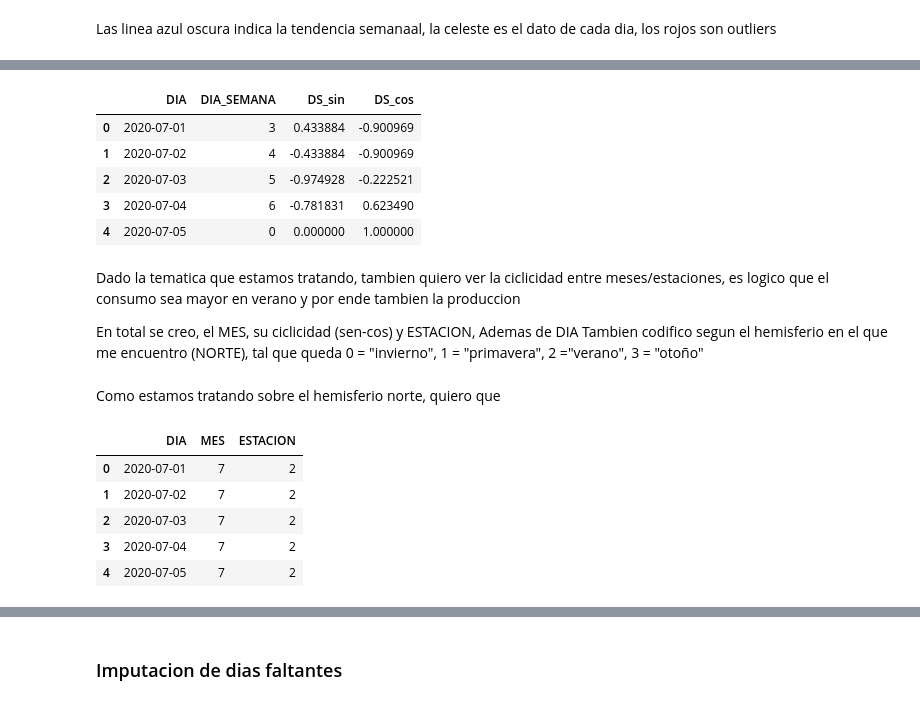
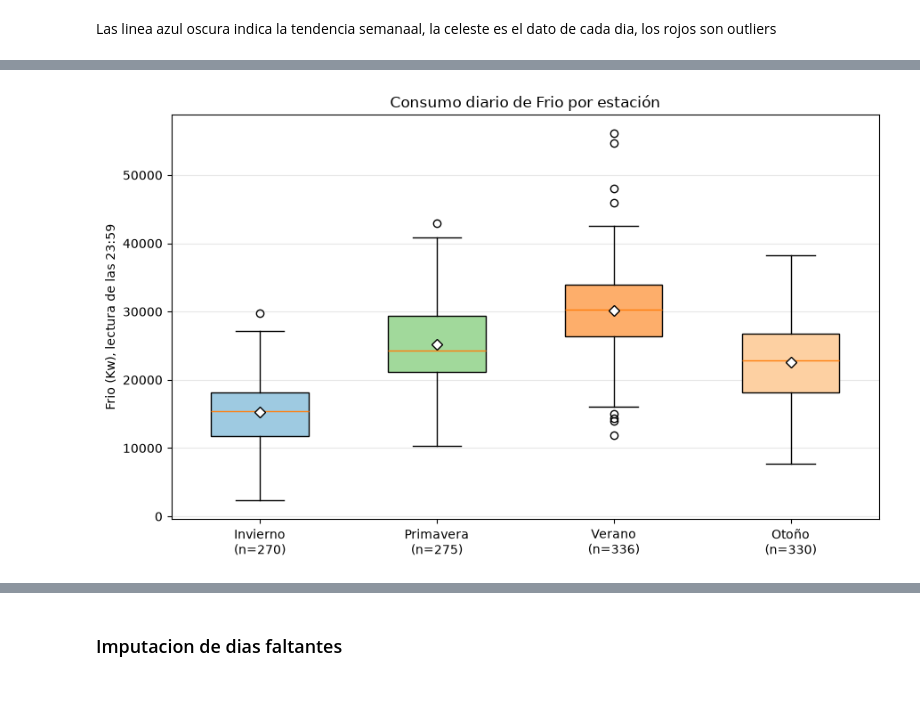
Before and after one commit to Marcjun/Cerveceria-LabDatosII, a Jupyter notebook: notebooks/eda.ipynb, the cells around one changed output, grey strips where cells are left out. Drawn from its saved outputs; the diff is of its cells as text; code cells hidden in the pictures.

Commit message:
Estacionariedad del consumo de Frio, Semanal - Estaciones del anio

```diff
--- a/notebooks/eda.ipynb
+++ b/notebooks/eda.ipynb
@@ -786,7 +889,7 @@ plt.show()
 Consumo de Frio a lo largo del tiempo
 # %%
 frio = "Consolidado EE | Frio (Kw)"
-s = df_unido.set_index("DIA")[frio].astype(float)
+s = df_dias.set_index("DIA")[frio].astype(float)
 
 # Días inválidos (más de 10 veces el p99), solo para marcarlos
 p99 = s.quantile(0.99)
@@ -876,23 +924,0 @@ Días faltantes en el dataset segun rango min-max:
-# %%
-df_unido["DIA_SEMANA"] = (df_unido["DIA"] + pd.Timedelta(days=1)).dt.dayofweek
-
-df_unido["DS_sin"] = np.sin(2 * np.pi * df_unido["DIA_SEMANA"] / 7)
-df_unido["DS_cos"] = np.cos(2 * np.pi * df_unido["DIA_SEMANA"] / 7)
-
-# DIA_SEMANA SERIA EL QUE INDICA LO CICLICO
-# Esta codificacion permite tomar 0 = Lunes = dia que intenta predecir esa fila
-# 0= Lunes, 1=Martes, 2=Miércoles, 3=Jueves, 4=Viernes, 5=Sábado, 6=Domingo
-
-df_unido[["DIA", "DIA_SEMANA", "DS_sin", "DS_cos"]].head(5)
-# %% [output]
-|  | DIA | DIA_SEMANA | DS_sin | DS_cos |
-| 0 | 2020-07-01 | 3 | 0.433884 | -0.900969 |
-| 1 | 2020-07-02 | 4 | -0.433884 | -0.900969 |
-| 2 | 2020-07-03 | 5 | -0.974928 | -0.222521 |
-| 3 | 2020-07-04 | 6 | -0.781831 | 0.623490 |
-| 4 | 2020-07-05 | 0 | 0.000000 | 1.000000 |
-# %% [markdown]
-Dado la tematica que estamos tratando, tambien quiero ver la ciclicidad entre meses/estaciones, es logico que el consumo sea mayor en verano y por ende tambien la produccion
-
-En total se creo, el MES, su ciclicidad (sen-cos) y ESTACION, Ademas de DIA
-Tambien codifico segun el hemisferio en el que me encuentro (NORTE), tal que queda  0 = "invierno", 1 = "primavera", 2 ="verano", 3 = "otoño"
@@ -913,11 +925,26 @@ df_dias["ESTACION"] = df_dias["MES"].map(estacion)
-# %% [markdown]
-Como estamos tratando sobre el hemisferio norte, quiero que
-# %%
-df_dias[["DIA", "MES", "ESTACION"]].head(5)
-# %% [output]
-|  | DIA | MES | ESTACION |
-| 0 | 2020-07-01 | 7 | 2 |
-| 1 | 2020-07-02 | 7 | 2 |
-| 2 | 2020-07-03 | 7 | 2 |
-| 3 | 2020-07-04 | 7 | 2 |
-| 4 | 2020-07-05 | 7 | 2 |
+# %%
+frio = "Consolidado EE | Frio (Kw)"
+d = df_dias[["DIA", "ESTACION", frio]].copy()
+d[frio] = d[frio].astype(float)
+
+# Sin los valores imposibles (los 3 días de millones)
+p99 = d[frio].quantile(0.99)
+d = d[d[frio] <= p99 * 10]
+
+nombres = {0: "Invierno", 1: "Primavera", 2: "Verano", 3: "Otoño"}
+grupos = [d.loc[d["ESTACION"] == k, frio].dropna() for k in range(4)]
+
+fig, ax = plt.subplots(figsize=(9, 5.5))
+bp = ax.boxplot(grupos, showmeans=True, patch_artist=True, widths=0.55,
+                meanprops=dict(marker="D", markerfacecolor="white", markeredgecolor="black", markersize=6))
+ax.set_xticklabels([f"{nombres[k]}\n(n={len(g)})" for k, g in enumerate(grupos)])
+for patch, color in zip(bp["boxes"], ["#9ecae1", "#a1d99b", "#fdae6b", "#fdd0a2"]):
+    patch.set_facecolor(color)
+
+ax.set_ylabel("Frio (Kw), lectura de las 23:59")
+ax.set_title("Consumo diario de Frio por estación")
+ax.grid(axis="y", alpha=0.3)
+plt.tight_layout()
+plt.show()
+# %% [output]
+[figure, added]
```
Also changed, not shown: parts of 33 cells of this notebook.
